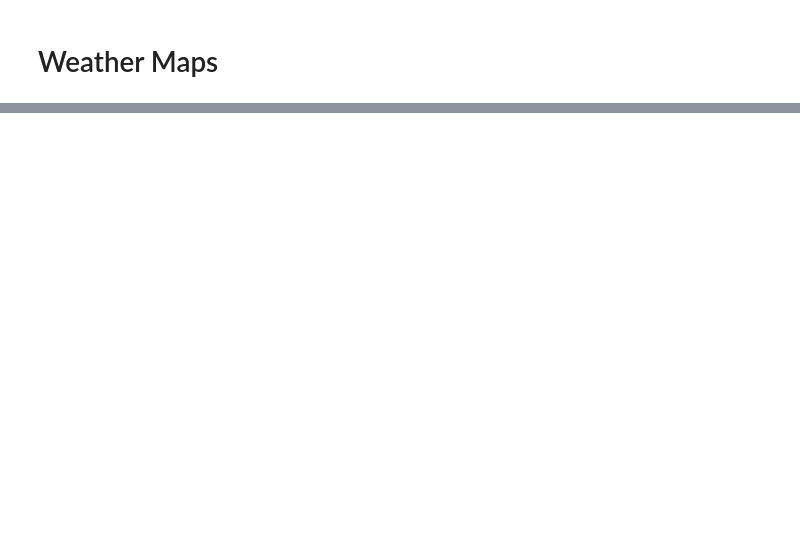
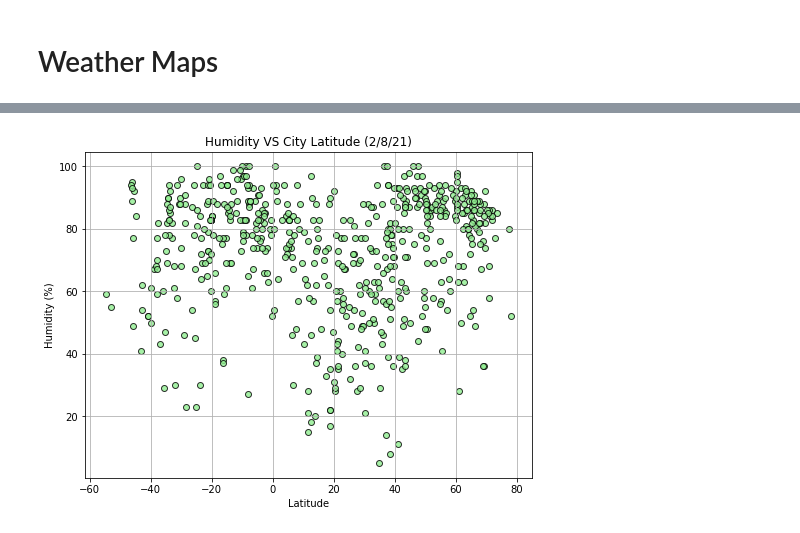
Before and after one commit to radioactivearm/python-api-challenge, a Jupyter notebook: WeatherPy/WeatherPy.ipynb, the cells around one changed output, grey strips where cells are left out. Saved outputs shown, nothing was run; the diff lists cells and outputs as text; code cells hidden in the pictures; blank space fills up the shorter version.

```diff
--- a/WeatherPy/WeatherPy.ipynb
+++ b/WeatherPy/WeatherPy.ipynb
@@ -65,0 +205,16 @@ weather_df
+# %%
+# humidity vs latitude
+humid = weather_df['Humidity']
+
+plt.figure(figsize=(8,6))
+plt.scatter(lat, humid, color='lightgreen', edgecolor='black', alpha=.8)
+
+plt.title('Humidity VS City Latitude (2/8/21)')
+plt.xlabel('Latitude')
+plt.ylabel('Humidity (%)')
+
+plt.grid(True)
+
+plt.show()
+# %% [output]
+[figure, added]
```
Also changed, not shown: parts of 14 cells of this notebook.
